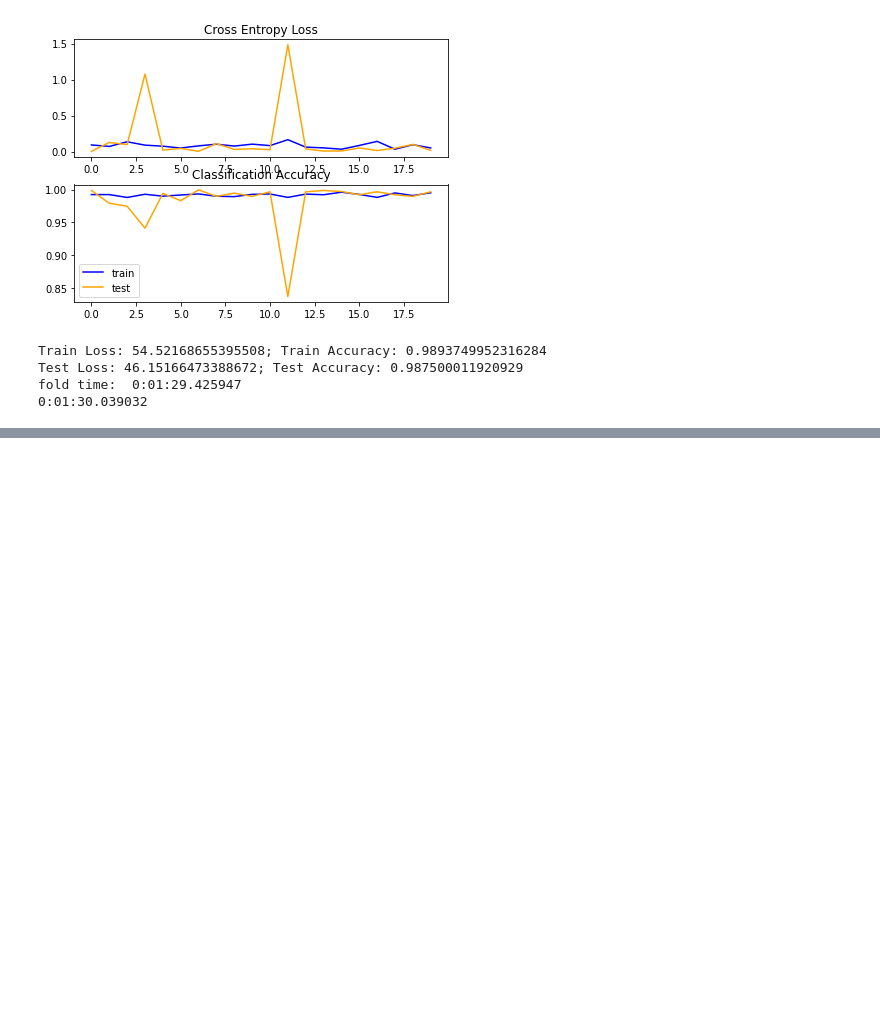
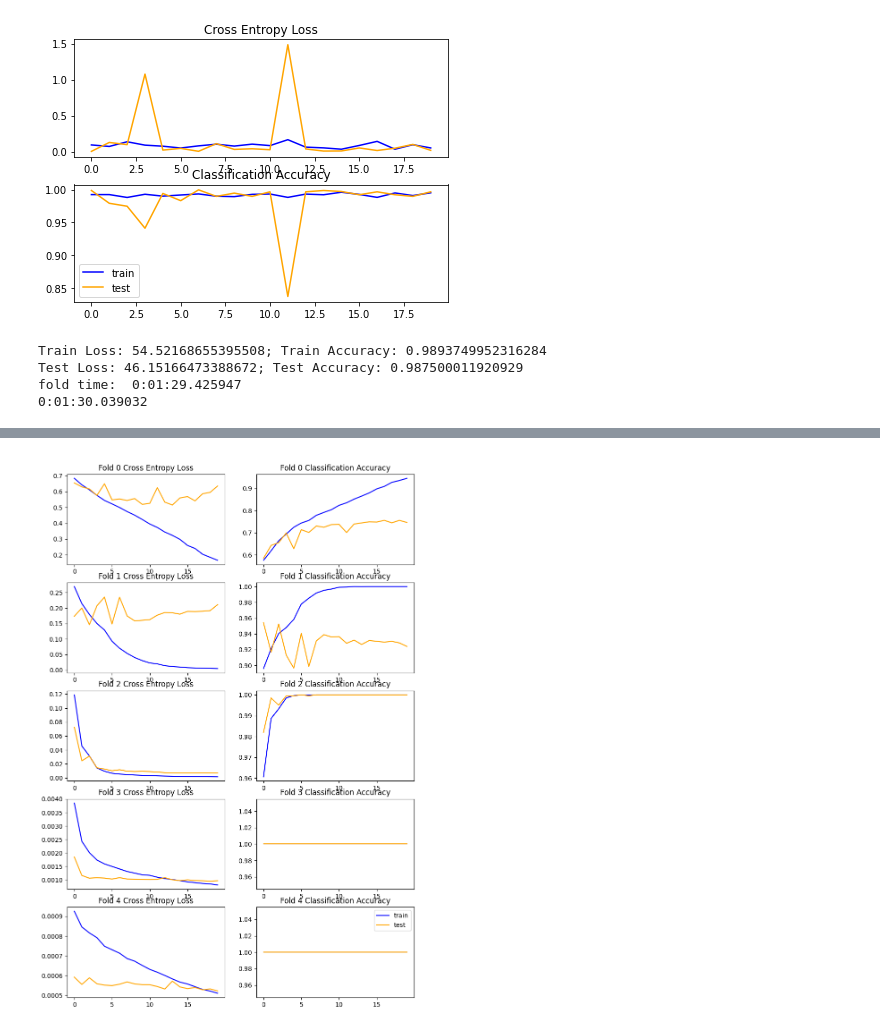
Before and after one commit to NJindia/Cats-vs-Dogs-DL, a Jupyter notebook: DL_HW2.ipynb, the cells around one changed output, grey strips where cells are left out. Cells and saved outputs as stored; diff of their text form; code cells hidden in the pictures; blank space fills up the shorter version.

```diff
--- a/DL_HW2.ipynb
+++ b/DL_HW2.ipynb
@@ -651,0 +516,4 @@ fold time:  0:01:35.333041
+# %%
+Image(filename='img/lr=0.0005.png')
+# %% [output]
+[figure, added]
```
Also changed, not shown: parts of 18 cells of this notebook.
